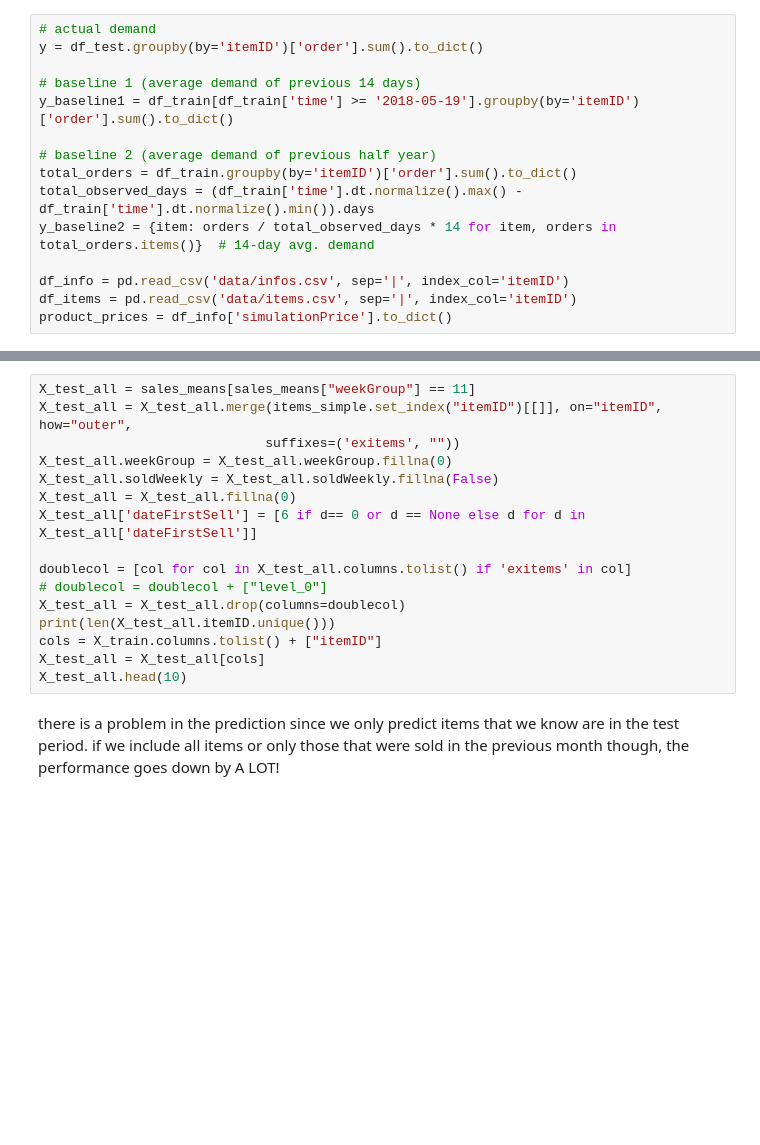
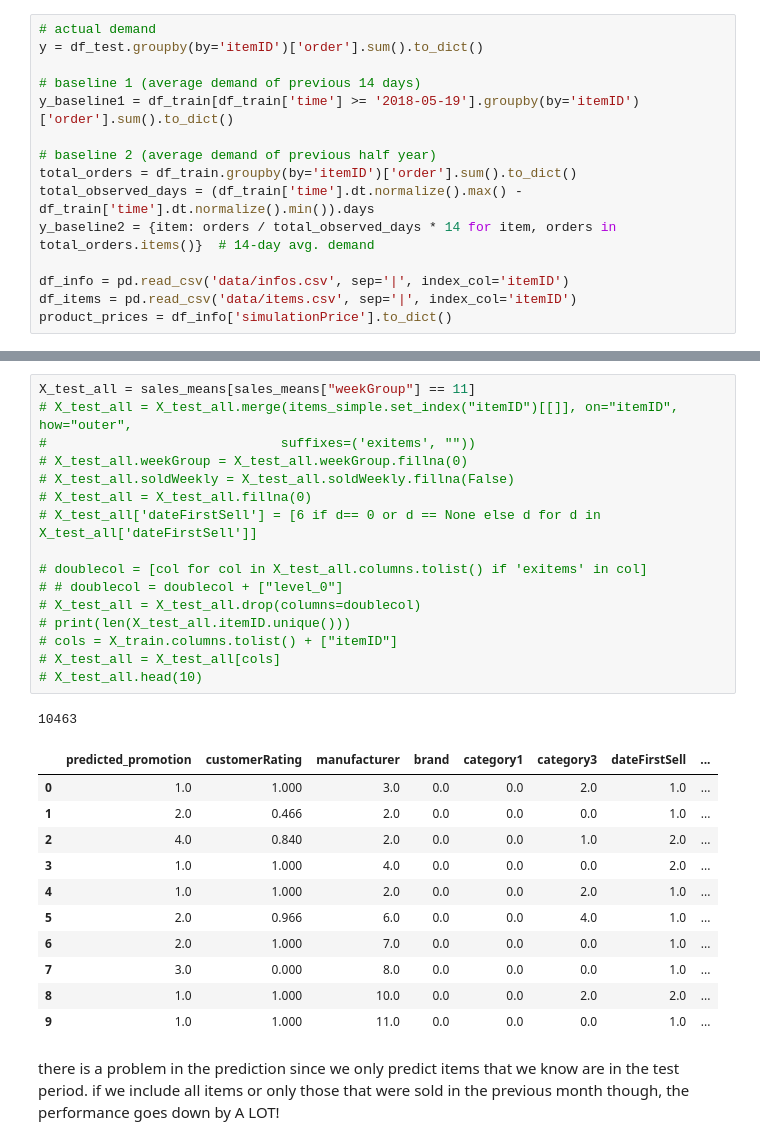
Before and after one commit to janapfeffer/DMC20_abraca-data, a Jupyter notebook: XGBoost Promotion.ipynb, the cells around one changed output, grey strips where cells are left out. Drawn from its saved outputs; the diff is of its cells as text; blank space fills up the shorter version.

```diff
--- a/XGBoost Promotion.ipynb
+++ b/XGBoost Promotion.ipynb
@@ -480,19 +538,32 @@ sales_means.head()
 # %%
 X_test_all = sales_means[sales_means["weekGroup"] == 11]
-X_test_all = X_test_all.merge(items_simple.set_index("itemID")[[]], on="itemID", how="outer",
-                             suffixes=('exitems', ""))
-X_test_all.weekGroup = X_test_all.weekGroup.fillna(0)
-X_test_all.soldWeekly = X_test_all.soldWeekly.fillna(False)
-X_test_all = X_test_all.fillna(0)
-X_test_all['dateFirstSell'] = [6 if d== 0 or d == None else d for d in X_test_all['dateFirstSell']]
+# X_test_all = X_test_all.merge(items_simple.set_index("itemID")[[]], on="itemID", how="outer",
+#                              suffixes=('exitems', ""))
+# X_test_all.weekGroup = X_test_all.weekGroup.fillna(0)
+# X_test_all.soldWeekly = X_test_all.soldWeekly.fillna(False)
+# X_test_all = X_test_all.fillna(0)
+# X_test_all['dateFirstSell'] = [6 if d== 0 or d == None else d for d in X_test_all['dateFirstSell']]
 
-doublecol = [col for col in X_test_all.columns.tolist() if 'exitems' in col]
-# doublecol = doublecol + ["level_0"]
-X_test_all = X_test_all.drop(columns=doublecol)
-print(len(X_test_all.itemID.unique()))
-cols = X_train.columns.tolist() + ["itemID"]
-X_test_all = X_test_all[cols]
-X_test_all.head(10)
+# doublecol = [col for col in X_test_all.columns.tolist() if 'exitems' in col]
+# # doublecol = doublecol + ["level_0"]
+# X_test_all = X_test_all.drop(columns=doublecol)
+# print(len(X_test_all.itemID.unique()))
+# cols = X_train.columns.tolist() + ["itemID"]
+# X_test_all = X_test_all[cols]
+# X_test_all.head(10)
+# %% [output]
+10463
+|  | predicted_promotion | customerRating | manufacturer | brand | category1 | category3 | dateFirstSell | ... |
+| 0 | 1.0 | 1.000 | 3.0 | 0.0 | 0.0 | 2.0 | 1.0 | ... |
+| 1 | 2.0 | 0.466 | 2.0 | 0.0 | 0.0 | 0.0 | 1.0 | ... |
+| 2 | 4.0 | 0.840 | 2.0 | 0.0 | 0.0 | 1.0 | 2.0 | ... |
+| 3 | 1.0 | 1.000 | 4.0 | 0.0 | 0.0 | 0.0 | 2.0 | ... |
+| 4 | 1.0 | 1.000 | 2.0 | 0.0 | 0.0 | 2.0 | 1.0 | ... |
+| 5 | 2.0 | 0.966 | 6.0 | 0.0 | 0.0 | 4.0 | 1.0 | ... |
+| 6 | 2.0 | 1.000 | 7.0 | 0.0 | 0.0 | 0.0 | 1.0 | ... |
+| 7 | 3.0 | 0.000 | 8.0 | 0.0 | 0.0 | 0.0 | 1.0 | ... |
+| 8 | 1.0 | 1.000 | 10.0 | 0.0 | 0.0 | 2.0 | 2.0 | ... |
+| 9 | 1.0 | 1.000 | 11.0 | 0.0 | 0.0 | 0.0 | 1.0 | ... |
 # %% [markdown]
 there is a problem in the prediction since we only predict items that we know are in the test period. if we include all items or only those that were sold in the previous month though, the performance goes down by A LOT!
 # %%
```
Also changed, not shown: parts of 17 cells of this notebook, 1 other file.
